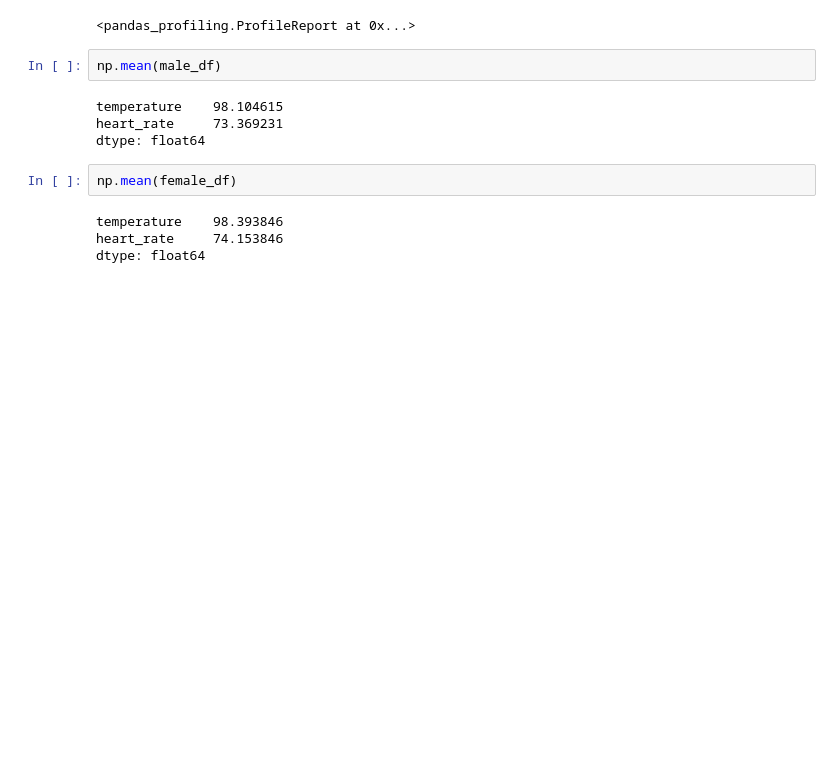
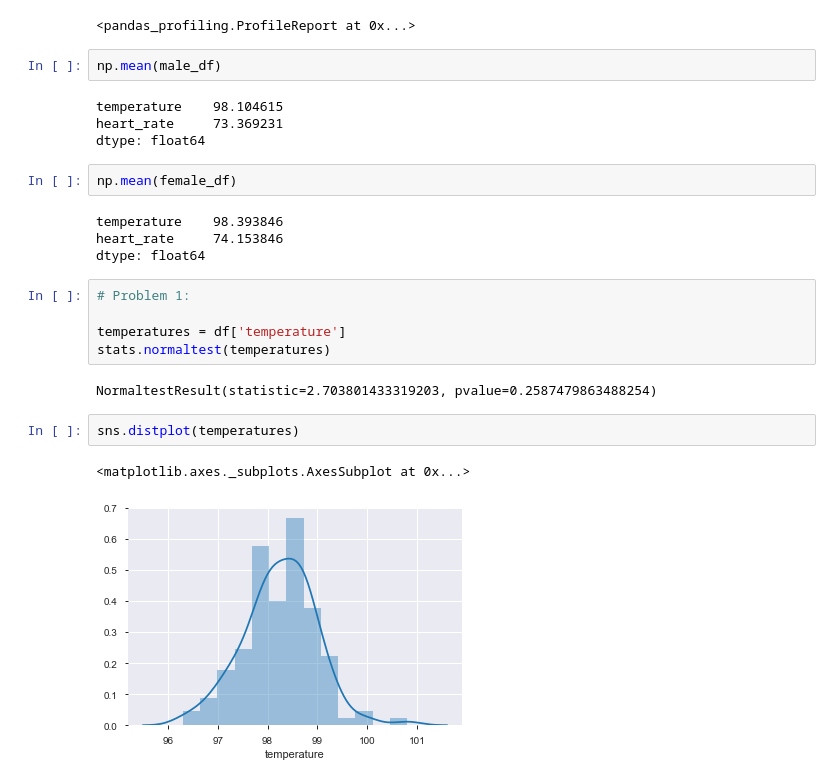
Before and after one commit to village3lf/Statistics, a Jupyter notebook: sliderule_dsi_inferential_statistics_exercise_1.ipynb, the cells around one changed output. Drawn from its saved outputs; the diff is of its cells as text; blank space fills up the shorter version.

```diff
--- a/sliderule_dsi_inferential_statistics_exercise_1.ipynb
+++ b/sliderule_dsi_inferential_statistics_exercise_1.ipynb
@@ -212,3 +185,15 @@ np.mean(female_df)
 temperature    98.393846
 heart_rate     74.153846
 dtype: float64
+# %%
+# Problem 1:
+
+temperatures = df['temperature']
+stats.normaltest(temperatures)
+# %% [output]
+NormaltestResult(statistic=2.703801433319203, pvalue=0.2587479863488254)
+# %%
+sns.distplot(temperatures)
+# %% [output]
+<matplotlib.axes._subplots.AxesSubplot at 0x...>
+[figure, added]
```
Also changed, not shown: parts of 29 cells of this notebook, 1 other file.
